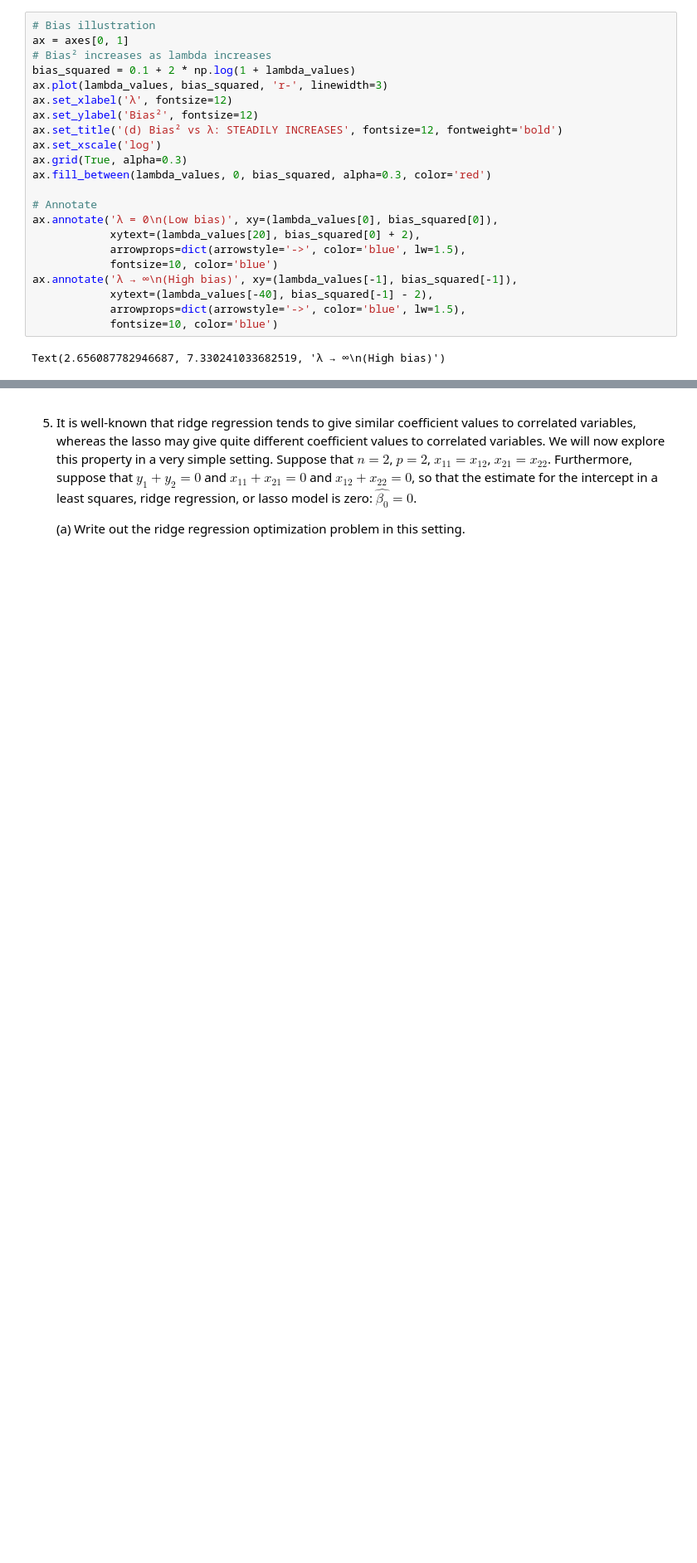
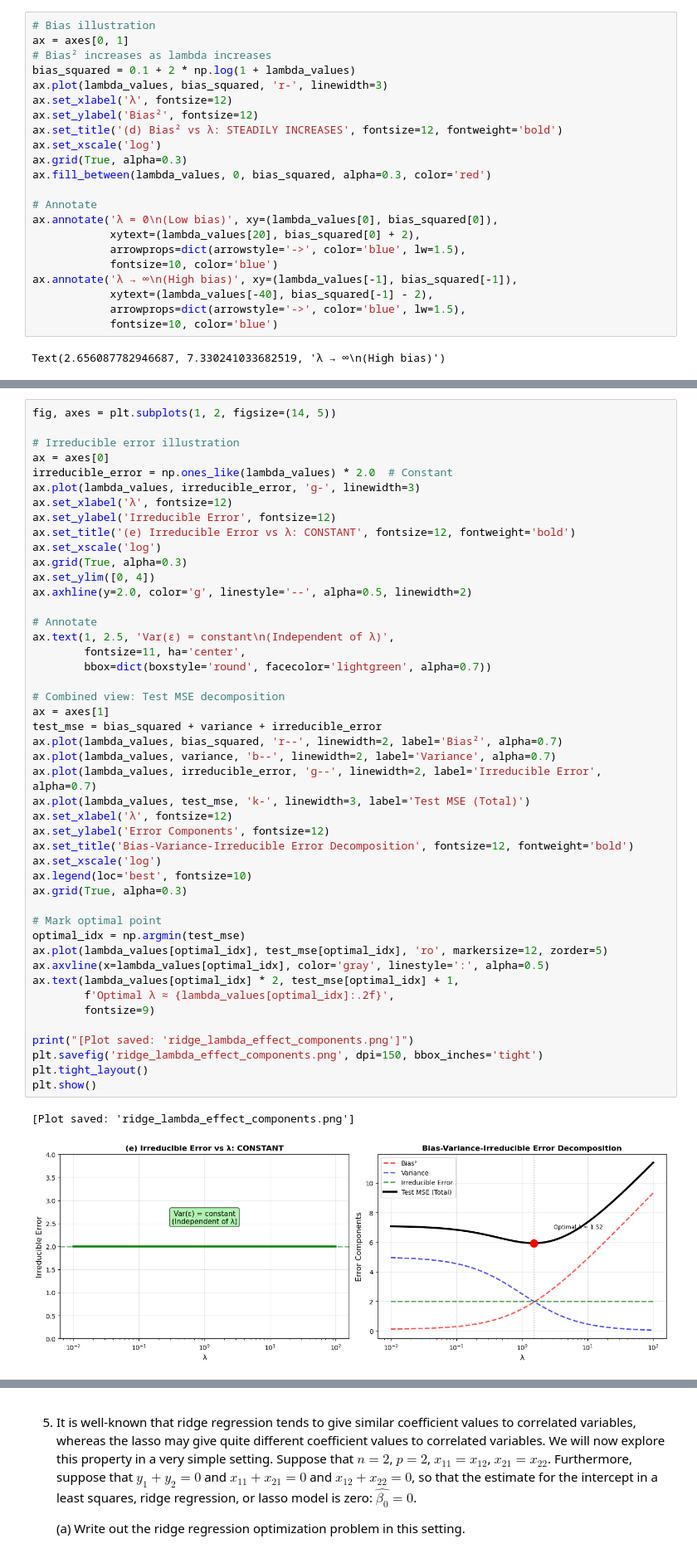
Before and after one commit to zozoking101/An-Introduction-to-Statistical-Learning-with-Applications-in-Python, a Jupyter notebook: 6_Linear_Model_Selection_and_Regularization/Chapter_6.ipynb, the cells around one changed output, grey strips where cells are left out. Shown at 83% size. Saved outputs shown, nothing was run; the diff lists cells and outputs as text; blank space fills up the shorter version.

```diff
--- a/6_Linear_Model_Selection_and_Regularization/Chapter_6.ipynb
+++ b/6_Linear_Model_Selection_and_Regularization/Chapter_6.ipynb
@@ -3560,0 +3425,49 @@ print("\n✓ All visualizations complete!")
+# %%
+fig, axes = plt.subplots(1, 2, figsize=(14, 5))
+
+# Irreducible error illustration
+ax = axes[0]
+irreducible_error = np.ones_like(lambda_values) * 2.0  # Constant
+ax.plot(lambda_values, irreducible_error, 'g-', linewidth=3)
+ax.set_xlabel('λ', fontsize=12)
+ax.set_ylabel('Irreducible Error', fontsize=12)
+ax.set_title('(e) Irreducible Error vs λ: CONSTANT', fontsize=12, fontweight='bold')
+ax.set_xscale('log')
+ax.grid(True, alpha=0.3)
+ax.set_ylim([0, 4])
+ax.axhline(y=2.0, color='g', linestyle='--', alpha=0.5, linewidth=2)
+
+# Annotate
+ax.text(1, 2.5, 'Var(ε) = constant\n(Independent of λ)',
+        fontsize=11, ha='center',
+        bbox=dict(boxstyle='round', facecolor='lightgreen', alpha=0.7))
+
+# Combined view: Test MSE decomposition
+ax = axes[1]
+test_mse = bias_squared + variance + irreducible_error
+ax.plot(lambda_values, bias_squared, 'r--', linewidth=2, label='Bias²', alpha=0.7)
+ax.plot(lambda_values, variance, 'b--', linewidth=2, label='Variance', alpha=0.7)
+ax.plot(lambda_values, irreducible_error, 'g--', linewidth=2, label='Irreducible Error', alpha=0.7)
+ax.plot(lambda_values, test_mse, 'k-', linewidth=3, label='Test MSE (Total)')
+ax.set_xlabel('λ', fontsize=12)
+ax.set_ylabel('Error Components', fontsize=12)
+ax.set_title('Bias-Variance-Irreducible Error Decomposition', fontsize=12, fontweight='bold')
+ax.set_xscale('log')
+ax.legend(loc='best', fontsize=10)
+ax.grid(True, alpha=0.3)
+
+# Mark optimal point
+optimal_idx = np.argmin(test_mse)
+ax.plot(lambda_values[optimal_idx], test_mse[optimal_idx], 'ro', markersize=12, zorder=5)
+ax.axvline(x=lambda_values[optimal_idx], color='gray', linestyle=':', alpha=0.5)
+ax.text(lambda_values[optimal_idx] * 2, test_mse[optimal_idx] + 1,
+        f'Optimal λ ≈ {lambda_values[optimal_idx]:.2f}',
+        fontsize=9)
+
+print("[Plot saved: 'ridge_lambda_effect_components.png']")
+plt.savefig('ridge_lambda_effect_components.png', dpi=150, bbox_inches='tight')
+plt.tight_layout()
+plt.show()
+# %% [output]
+[Plot saved: 'ridge_lambda_effect_components.png']
+[figure, added]
```
Also changed, not shown: parts of 46 cells of this notebook, 3 other files.
